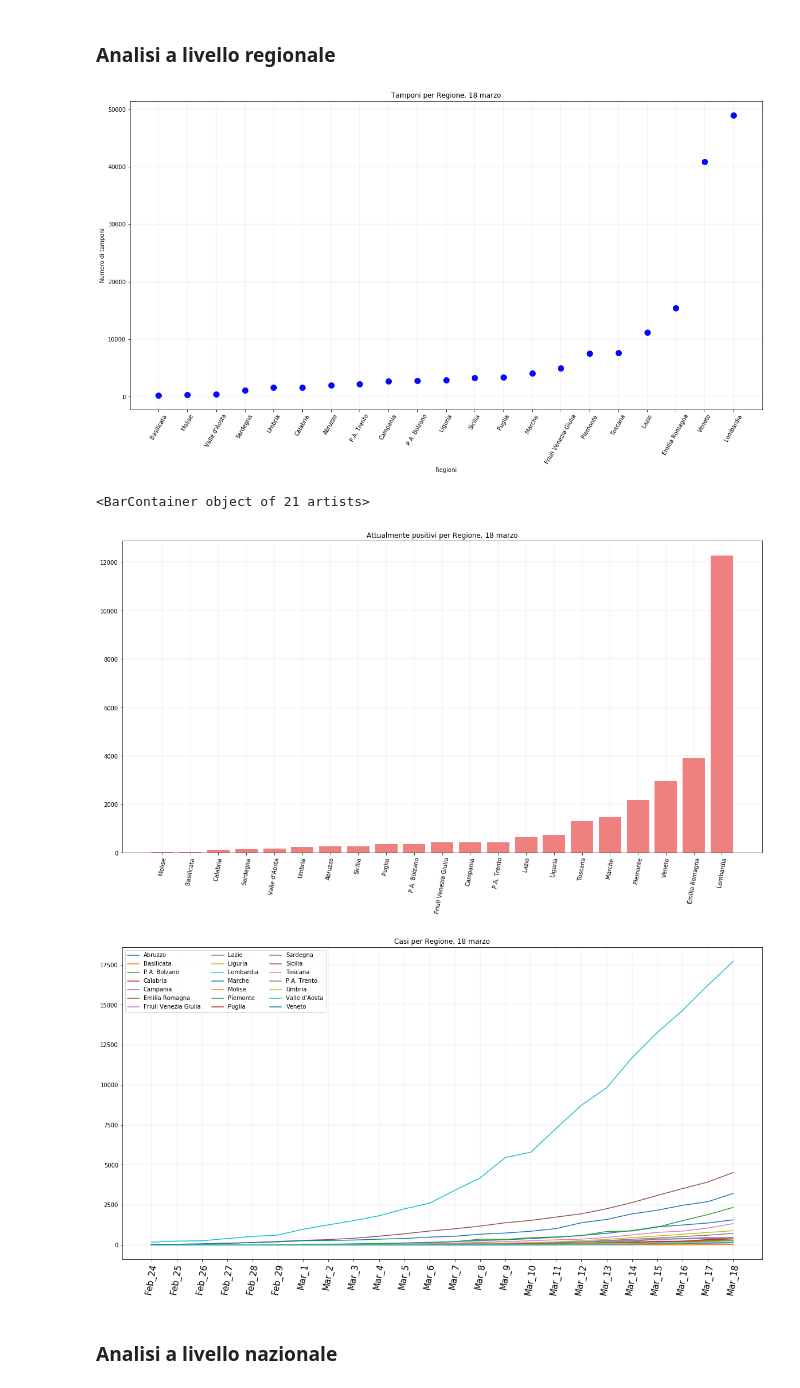
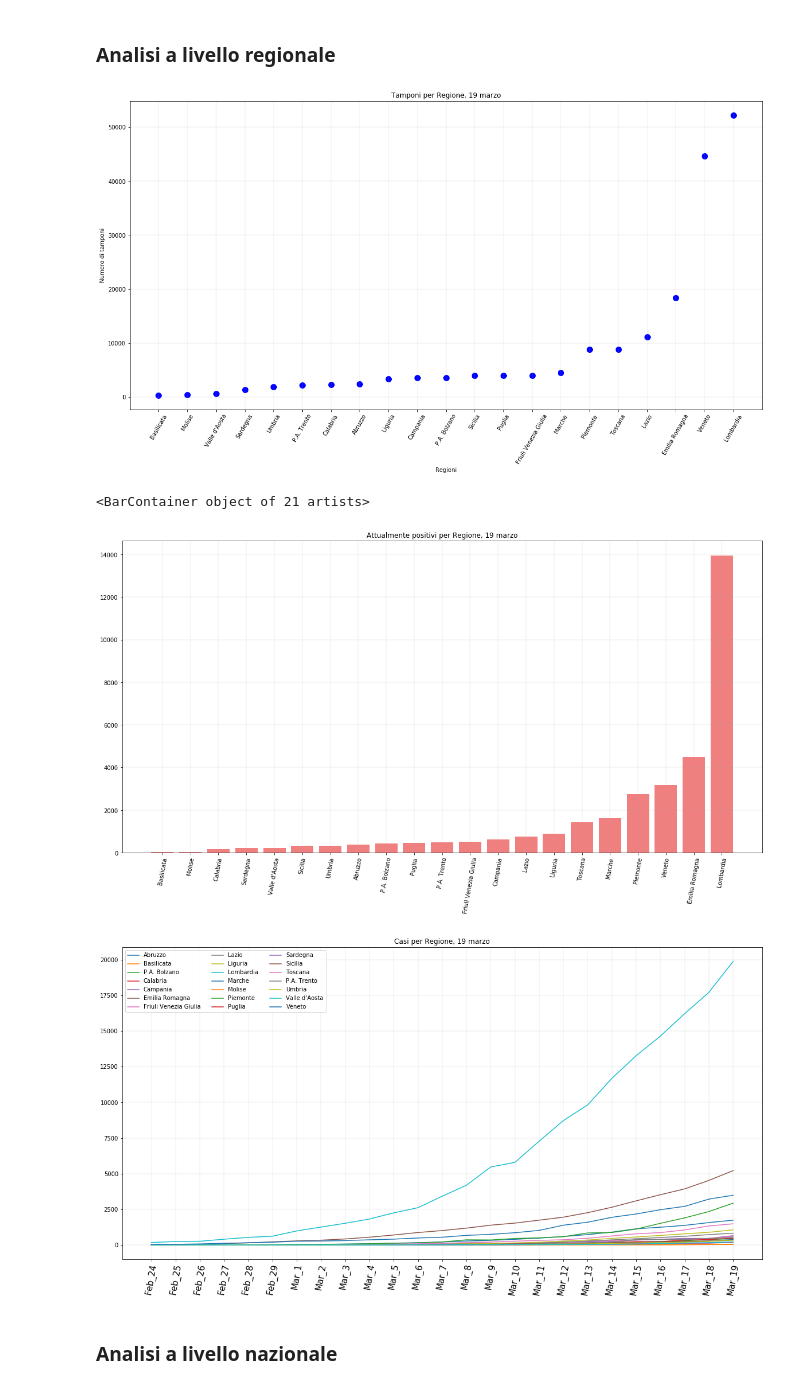
Before and after one commit to martinodn/CoViD-19, a Jupyter notebook: CoViD-19 analysis.ipynb, the cells around one changed output. Saved outputs shown, nothing was run; the diff lists cells and outputs as text; code cells hidden in the pictures.

```diff
--- a/CoViD-19 analysis.ipynb
+++ b/CoViD-19 analysis.ipynb
@@ -12,7 +12,7 @@ import matplotlib
 # Dictionary of situation per each day
 # import the csv and append to the dictionary
 
-current_day=18
+current_day=19
 dataframes={}
 
 # February
@@ -63,9 +63,9 @@ plt.xlabel('Regioni')
 plt.grid(linewidth=0.2)
 plt.ylabel('Numero di tamponi')
 plt.title('Tamponi per Regione, %s marzo' % current_day)
-_=plt.scatter(df_mar_18.sort_values(by='tamponi').denominazione_regione, df_mar_18.sort_values(by='tamponi').tamponi, color="blue",s=100, marker="o")
+_=plt.scatter(df_mar_19.sort_values(by='tamponi').denominazione_regione, df_mar_19.sort_values(by='tamponi').tamponi, color="blue",s=100, marker="o")
 # %% [output]
-[figure, old version]
+[figure, new version]
 # %%
 # Grafico positivi per regione
 plt.figure(figsize=(20,10))
@@ -75,10 +75,10 @@ plt.grid(linewidth=0.2)
 #plt.ylabel('Numero di attualmente positivi')
 plt.title('Attualmente positivi per Regione, %s marzo' %current_day)
 
-plt.bar(df_mar_18.sort_values(by='totale_attualmente_positivi').denominazione_regione, df_mar_18.sort_values(by='totale_attualmente_positivi').totale_attualmente_positivi, color="lightcoral")
+plt.bar(df_mar_19.sort_values(by='totale_attualmente_positivi').denominazione_regione, df_mar_19.sort_values(by='totale_attualmente_positivi').totale_attualmente_positivi, color="lightcoral")
 # %% [output]
 <BarContainer object of 21 artists>
-[figure, old version]
+[figure, new version]
 # %%
 # Creazione dataframe che mostra andamento giornaliero della statistica desiderata per ogni regione
 
@@ -94,16 +94,17 @@ def reg_trend(stat_type):
     return df
 # %%
 stat_type='totale_casi'
-plt.figure(figsize=(20,10))
+fig=plt.figure(figsize=(20,10))
 plt.xticks(rotation=80, size=15)
 #plt.ylim(0,4000)
 plt.grid(linewidth=0.2)
 plt.title('Casi per Regione, %s marzo' %current_day)
 _=plt.plot(reg_trend(stat_type))
 _=plt.legend(reg_trend(stat_type).columns.values, loc='upper left',ncol=3)
 plt.show()
+fig.savefig('casi.png')
 # %% [output]
-[figure, old version]
+[figure, new version]
 # %% [markdown]
 ### Analisi a livello nazionale
 # %%
```
Also changed, not shown: parts of 7 cells of this notebook.
